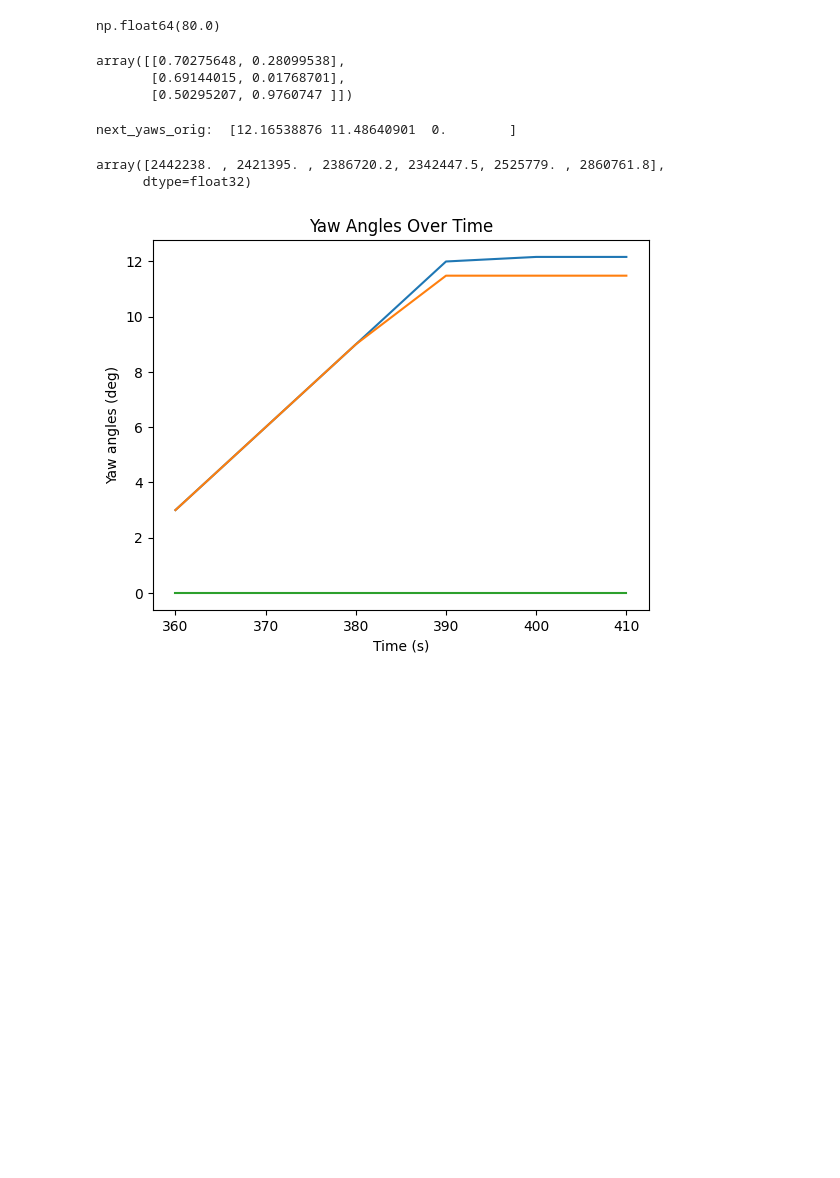
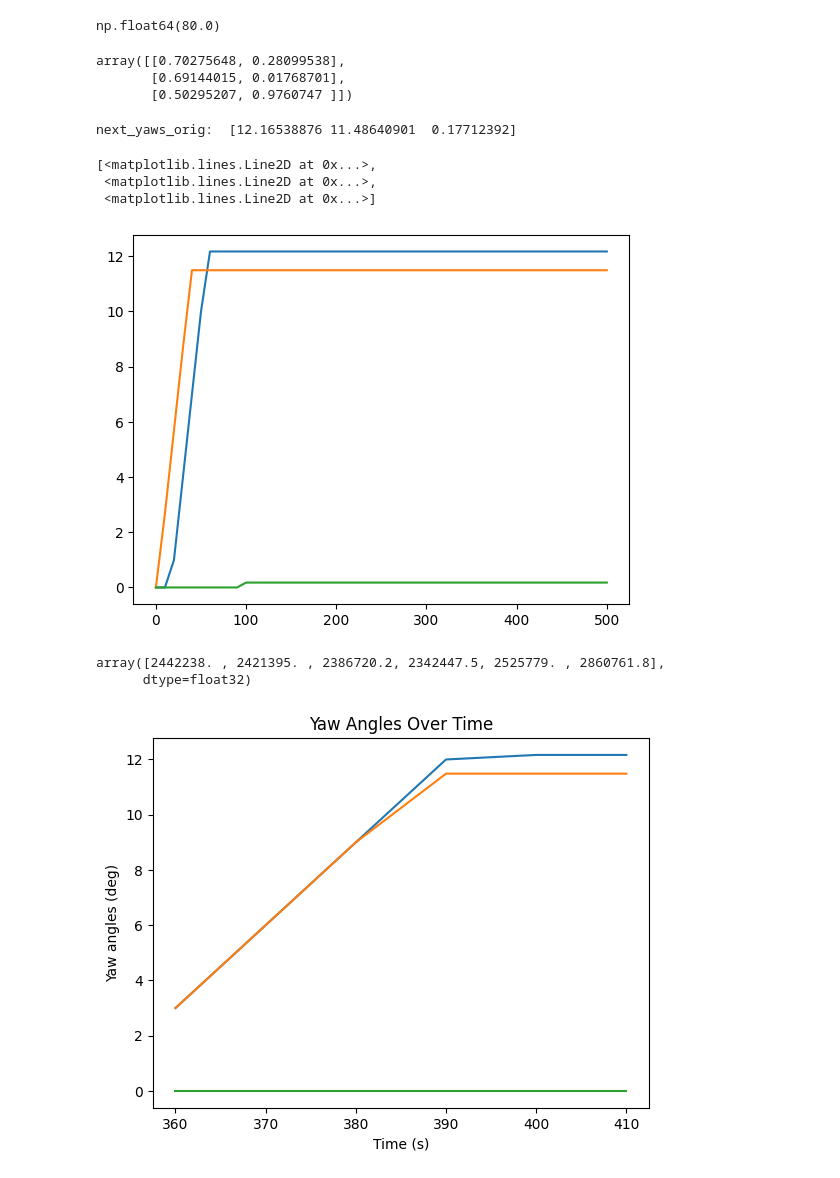
Before and after one commit to MarcusBinder/MPCRL, a Jupyter notebook: example_notebook.ipynb, the cells around one changed output. Cells and saved outputs as stored; diff of their text form; code cells hidden in the pictures; blank space fills up the shorter version.

```diff
--- a/example_notebook.ipynb
+++ b/example_notebook.ipynb
@@ -48,6 +50,7 @@ x_pos = env.x_pos.copy()
 y_pos = env.y_pos.copy()
 
 mpc_model = WindFarmModel(x_pos, y_pos, D=D, cache_size=64000,
+                          wt=V80(),
                             cache_quant=0.25, wind_quant=0.25,
                             apply_yaw_penalty=APPLY_YAW_PENALTY)
 
@@ -86,7 +89,7 @@ array([[0.70275648, 0.28099538],
 dt_mpc = 60 # MPC control interval (s)
 t_action, trajectories, _ = run_farm_delay_loop_optimized(
     mpc_model, optimized_params, current_yaws_sorted,
-    r_gamma=0.3, t_AH=100.0, dt=dt_mpc, T=dt_mpc
+    r_gamma=0.3, t_AH=100.0, dt=10, T=500
 )
 
 next_yaws_sorted = np.array([traj[-1] for traj in trajectories])
@@ -94,7 +97,14 @@ next_yaws_orig = next_yaws_sorted[mpc_model.unsorted_indices]
 
 print("next_yaws_orig: ", next_yaws_orig)
 # %% [output]
-next_yaws_orig:  [12.16538876 11.48640901  0.        ]
+next_yaws_orig:  [12.16538876 11.48640901  0.17712392]
+# %%
+plt.plot(t_action, np.array(trajectories).T)
+# %% [output]
+[<matplotlib.lines.Line2D at 0x...>,
+ <matplotlib.lines.Line2D at 0x...>,
+ <matplotlib.lines.Line2D at 0x...>]
+[figure, added]
 # %%
 # The action should then be:
 action = (next_yaws_orig - env.yaw_min) / (env.yaw_max - env.yaw_min) * 2 - 1
```
Also changed, not shown: parts of 1 cell of this notebook, 4 other files.
